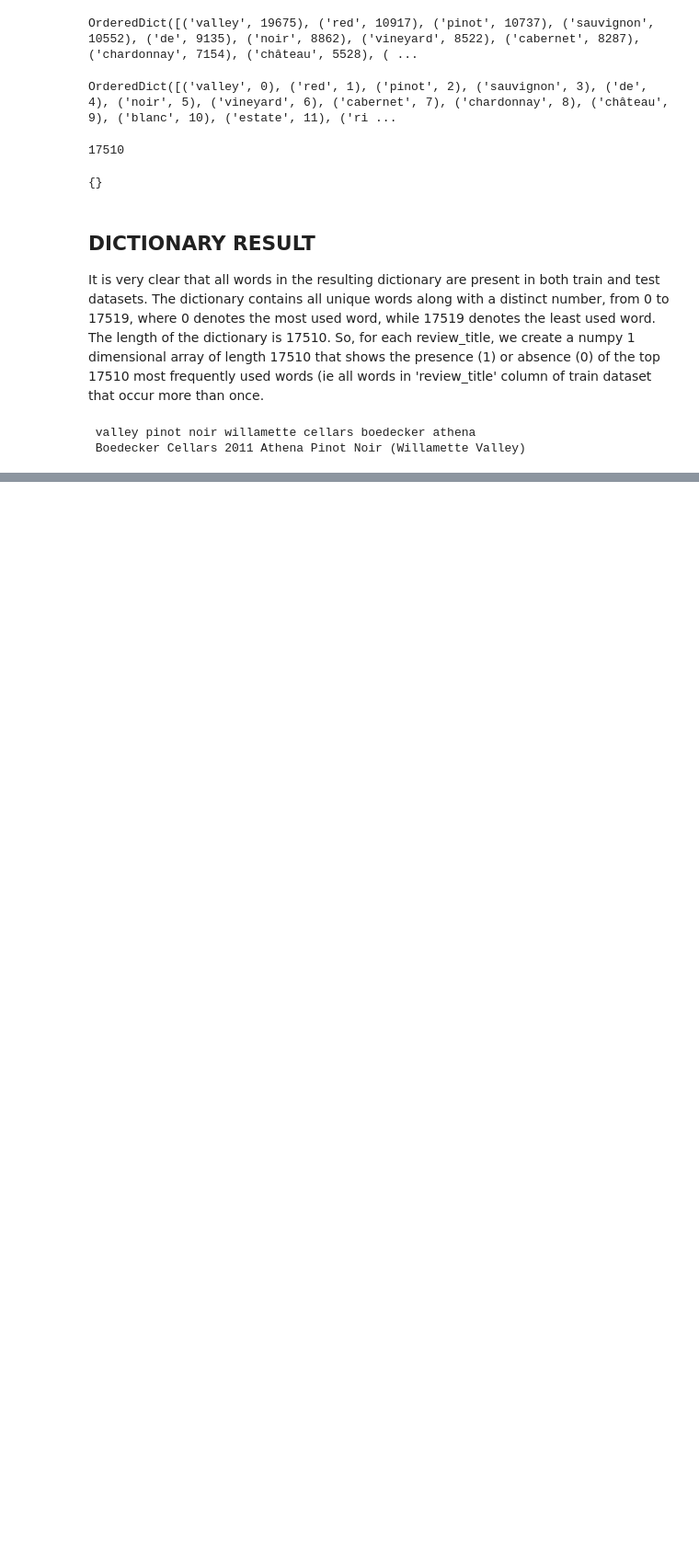
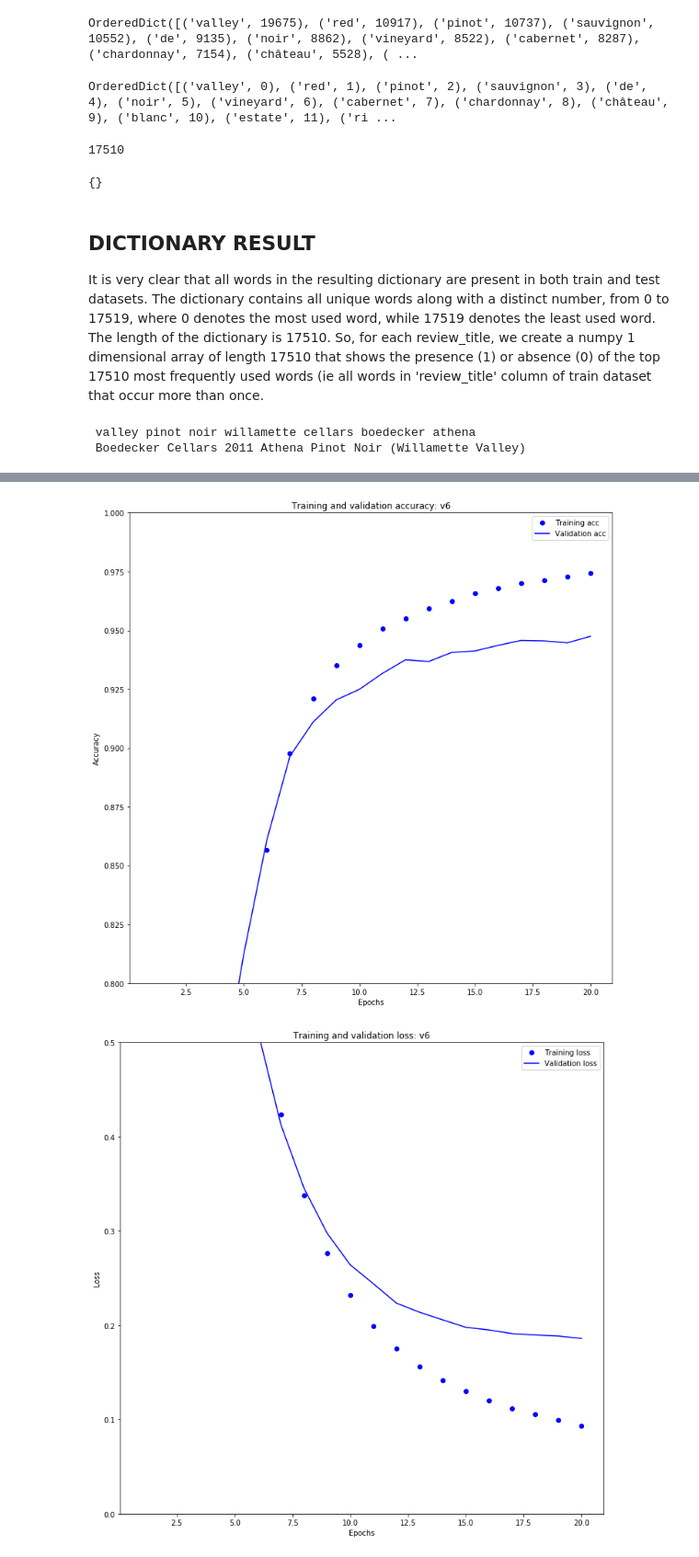
Before and after one commit to kodooraKILLER/knight_internship, a Jupyter notebook: knights internship.ipynb, the cells around one changed output, grey strips where cells are left out. Shown at 92% size. Drawn from its saved outputs; the diff is of its cells as text; code cells hidden in the pictures; blank space fills up the shorter version.

```diff
--- a/knights internship.ipynb
+++ b/knights internship.ipynb
@@ -415,0 +744,8 @@ print(tensor_to_review(review_to_tensor(raw_test['review_title'][0])),"\n",raw_t
+# %%
+x_train2,x_test2,y_train2,y_test2=train_test_split(x_tensor2,y_tensor)
+#preprocessing:
+
+from keras.preprocessing import sequence
+max_len=20
+x_train2 = sequence.pad_sequences(x_train2, maxlen=max_len)
+x_test2 = sequence.pad_sequences(x_test2, maxlen=max_len)
@@ -415,0 +789,10 @@ print(tensor_to_review(review_to_tensor(raw_test['review_title'][0])),"\n",raw_t
+# %%
+from keras import optimizers
+from keras import metrics
+modelv6.compile(optimizer=optimizers.RMSprop(),
+    loss='categorical_crossentropy',
+    metrics=['accuracy',metrics.Recall(),metrics.Precision()])
+historyv6 = modelv6.fit(x_train2, y_train2,
+    epochs=20,
+    batch_size=512,
+    validation_data=(x_test2,y_test2))
@@ -415,0 +819,34 @@ print(tensor_to_review(review_to_tensor(raw_test['review_title'][0])),"\n",raw_t
+# %%
+
+acc = historyv6.history['accuracy']
+val_acc = historyv6.history['val_accuracy']
+epochs = range(1, len(acc) + 1)
+plt.figure(figsize=(12,12))
+plt.plot(epochs, acc, 'bo', label='Training acc')
+plt.plot(epochs, val_acc, 'b', label='Validation acc')
+plt.title('Training and validation accuracy: v6')
+plt.ylim(0.8,1.0)
+plt.xlabel('Epochs')
+plt.ylabel('Accuracy')
+plt.legend()
+plt.savefig('D:\\Office Desk\\Internship\\Knight ML Assignment\\v6o1_acc.jpeg')
+
+plt.show()
+
+loss = historyv6.history['loss']
+val_loss = historyv6.history['val_loss']
+epochs = range(1, len(acc) + 1)
+plt.figure(figsize=(12,12))
+plt.plot(epochs, loss, 'bo', label='Training loss')
+plt.plot(epochs, val_loss, 'b', label='Validation loss')
+plt.title('Training and validation loss: v6')
+plt.ylim(0,0.5)
+plt.xlabel('Epochs')
+plt.ylabel('Loss')
+plt.legend()
+plt.savefig('D:\\Office Desk\\Internship\\Knight ML Assignment\\v6o1_loss.jpeg')
+
+plt.show()
+# %% [output]
+[figure, added]
+[figure, added]
```
Also changed, not shown: parts of 76 cells of this notebook, 11 other files.
